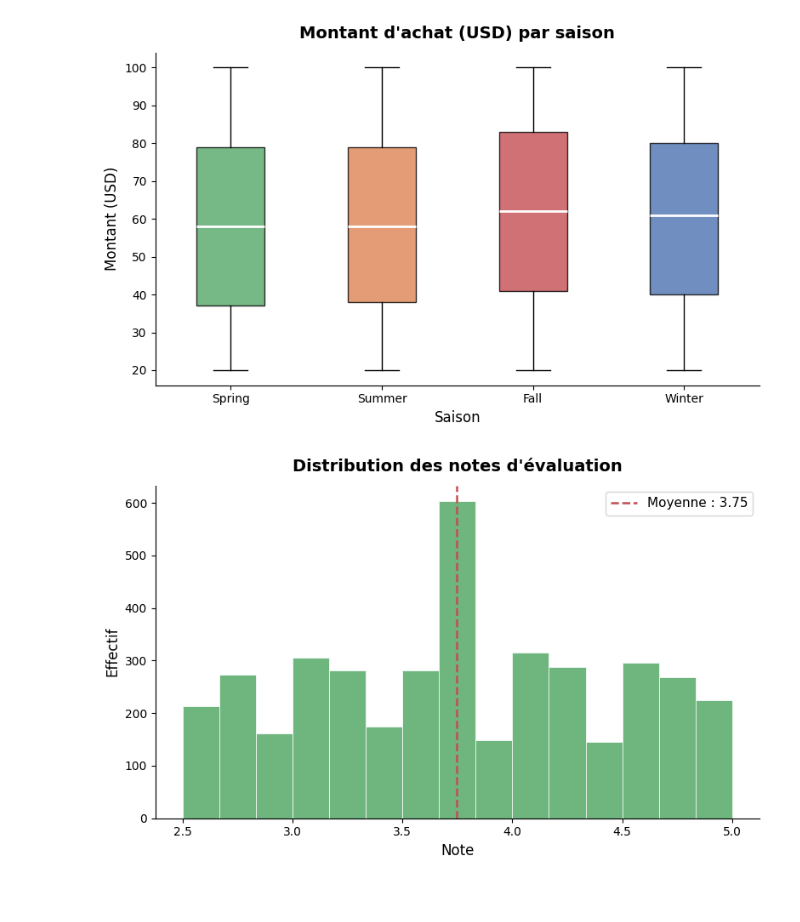
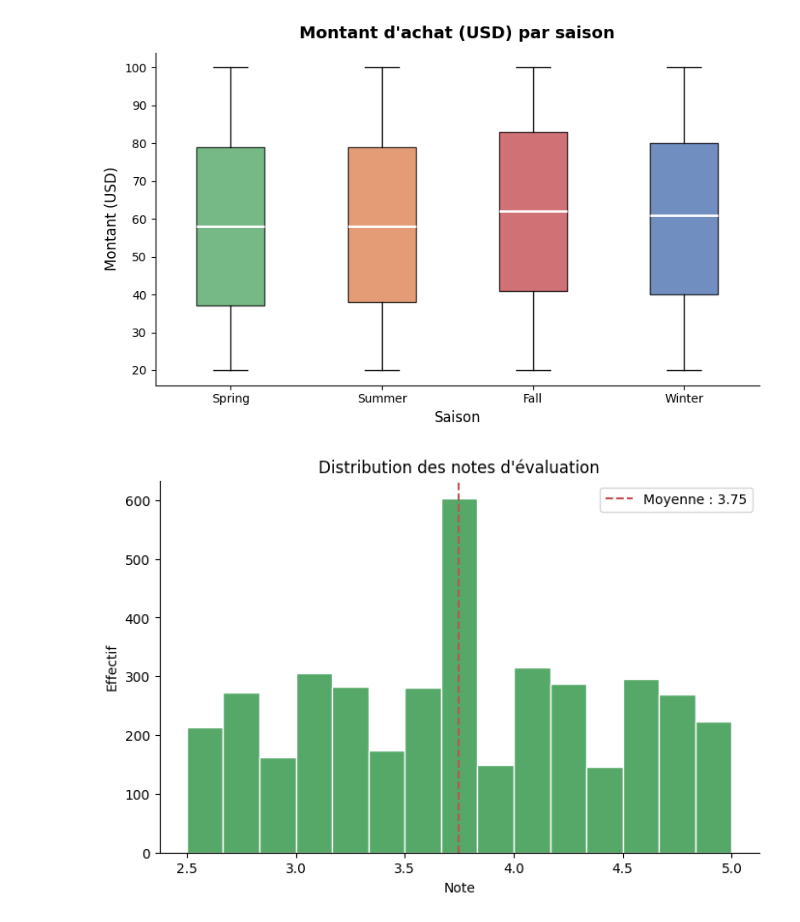
Before and after one commit to HediHachicha/Projet-DS, a Jupyter notebook: projet.ipynb, the cells around one changed output. Saved outputs shown, nothing was run; the diff lists cells and outputs as text; code cells hidden in the pictures; blank space fills up the shorter version.

```diff
--- a/projet.ipynb
+++ b/projet.ipynb
@@ -228,17 +243,22 @@ plt.show()
 [figure]
 # %%
 fig, ax = plt.subplots(figsize=(8, 5))
-ax.hist(df['Review Rating'], bins=15, color='#55A868', edgecolor='white', linewidth=0.6, alpha=0.85)
-ax.axvline(df['Review Rating'].mean(), color='#C44E52', linestyle='--', linewidth=1.8,
+
+ax.hist(df['Review Rating'], bins=15, color='#55A868', edgecolor='white')
+
+ax.axvline(df['Review Rating'].mean(), color='#C44E52', linestyle='--',
            label=f"Moyenne : {df['Review Rating'].mean():.2f}")
-ax.set_title("Distribution des notes d'évaluation", fontsize=14, fontweight='bold', pad=12)
-ax.set_xlabel('Note', fontsize=12)
-ax.set_ylabel('Effectif', fontsize=12)
+
+ax.set_title("Distribution des notes d'évaluation")
+ax.set_xlabel('Note')
+ax.set_ylabel('Effectif')
+
 ax.spines[['top', 'right']].set_visible(False)
-ax.legend(fontsize=11)
-plt.tight_layout()
+
+ax.legend()
+
 plt.show()
 # %% [output]
-[figure, old version]
+[figure, new version]
 # %%
 fig, ax = plt.subplots(figsize=(9, 5))
```
Also changed, not shown: parts of 5 cells of this notebook.
